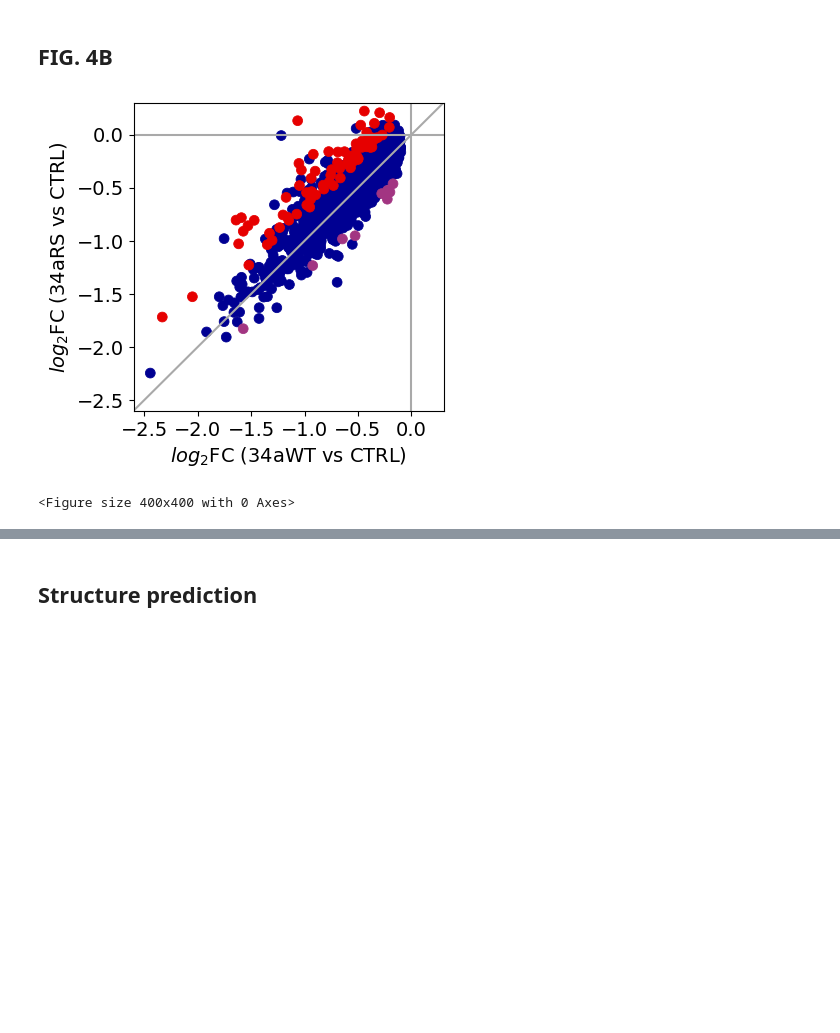
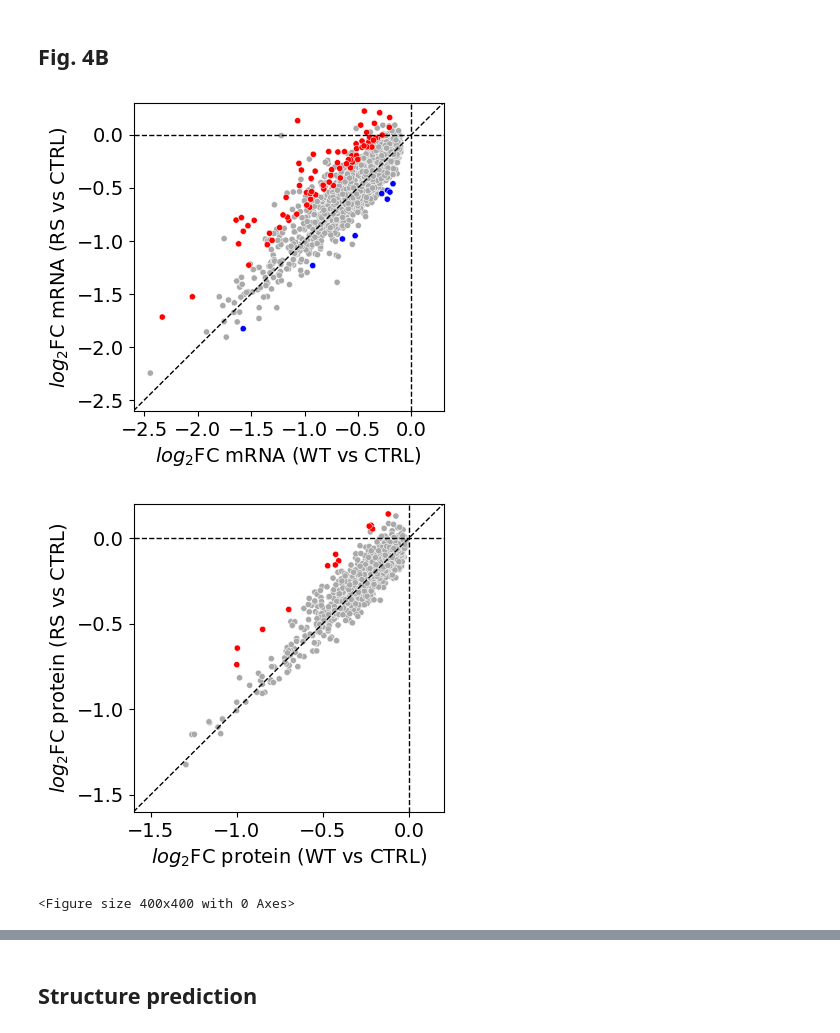
Before and after one commit to Emma-R-Andersson-Lab/miRNA_abasic, a Jupyter notebook: scripts/FIG4.ipynb, the cells around one changed output, grey strips where cells are left out. Cells and saved outputs as stored; diff of their text form; code cells hidden in the pictures; blank space fills up the shorter version.

```diff
--- a/scripts/FIG4.ipynb
+++ b/scripts/FIG4.ipynb
@@ -4,11 +4,9 @@ from warnings import simplefilter
 import numpy as np
 import pandas as pd
 import matplotlib.pyplot as plt
-from scipy.stats import linregress, f_oneway
-from statsmodels.stats.multicomp import pairwise_tukeyhsd
+from Bio import SeqIO
 from tqdm.notebook import tqdm
-from upsetplot import from_contents, UpSet
-from Bio import SeqIO
+from upsetplot import UpSet, from_contents
 
 import plot
 from select_complex import Constraints, get_top_structure
@@ -18,15 +16,14 @@ simplefilter(action='ignore', category=FutureWarning)
 tqdm.pandas()
 
 
-# Set input files and directories
-DGE_FILE = '../data/dge/dge.txt'
+# Set input files
+DGE_RNA_FILE = '../data/dge/rna.txt'
+DGE_PROT_FILE = '../data/dge/prot.txt'
+DGE_MERGED_FILE = '../data/dge/merged.txt'
 SITES_FILE = '../results/site_predictions/sites.txt'
 STRUCT_DIR = '../results/RNAsubopt/'
 MIR_SEQ_FILE = '../data/seqs/mir34a.fa'
 
 # Set directory for saving plots
 FIG_DIR = '../results/graphs/FIG4/'
-
-# Set color palettes
-VOLCANO_PALETTE = ['#000092', '#e60000', '#a23582']
 # %% [markdown]
@@ -70,30 +90,28 @@ print(counts, '\n')
 # %% [markdown]
-## FIG. 4B
+## Fig. 4B
 # %%
-# Read data: genes with >=1 site
-data = pd.read_csv(DGE_FILE, sep='\t')
-sites = pd.read_csv(SITES_FILE, sep='\t')
-sites.drop_duplicates(subset='Gene ID', inplace=True)
-data = pd.merge(data, sites['Gene ID'])
-# Keep genes significantly downregulated by 34aWT
-data = data[(data['log2fc WT-NC'] < 0) & (data['FDR WT-NC'] < 0.05)]
-
-x_var = 'log2fc WT-NC'
-y_var = 'log2fc RS-NC'
-hue = 'Diff exp WT-RS'
-groups = ['None', 'Down', 'Up']
-
-data[hue] = data.apply(
-    lambda x: 'Up' if x['FDR WT-RS'] < 0.05 and x['log2fc WT-RS'] > 0.25
-    else 'Down' if x['FDR WT-RS'] < 0.05 and x['log2fc WT-RS'] < -0.25
-    else 'None', axis=1)
+plot.scatter(
+    data_mrna, x='log2fc WT-NC', y='log2fc RS-NC',
+    hue=hue, hue_order=groups, hue_sort=True,
+    palette=['#a9a9a9', '#ff0000', '#0000ff'], edgecolor='#ffffff',
+    xlim=(-2.6, 0.3), ylim=(-2.6, 0.3),
+    xticks=(-2.5, 0, 0.5), yticks=(-2.5, 0, 0.5),
+    xlabel='$log_{2}$FC mRNA (WT vs CTRL)',
+    ylabel='$log_{2}$FC mRNA (RS vs CTRL)',
+    size=20, vlines=[0], hlines=[0], diagonal=True,
+    outfile=FIG_DIR+'4B_mrna.png')
 
 plot.scatter(
-    data, x=x_var, y=y_var, hue=hue, hue_order=groups,
-    palette=VOLCANO_PALETTE, size=50, diagonal=True, vlines=[0], hlines=[0],
-    xlim=(-2.6, 0.3), ylim=(-2.6, 0.3), xticks=(-2.5, 0, 0.5), yticks=(-2.5, 0, 0.5),
-    xlabel='$log_{2}$FC (34aWT vs CTRL)', ylabel='$log_{2}$FC (34aRS vs CTRL)',
-    outfile=FIG_DIR+'4B')
+    data_prot, x='log2fc WT-NC', y='log2fc RS-NC',
+    hue=hue, hue_order=groups, hue_sort=True,
+    palette=['#a9a9a9', '#ff0000', '#0000ff'], edgecolor='#ffffff',
+    xlim=(-1.6, 0.2), ylim=(-1.6, 0.2),
+    xticks=(-1.5, 0, 0.5), yticks=(-1.5, 0, 0.5),
+    xlabel='$log_{2}$FC protein (WT vs CTRL)',
+    ylabel='$log_{2}$FC protein (RS vs CTRL)',
+    size=20, vlines=[0], hlines=[0], diagonal=True,
+    outfile=FIG_DIR+'4B_prot.png')
 # %% [output]
-[figure, old version]
+[figure, new version]
+[figure, added]
 <Figure size 400x400 with 0 Axes>
```
Also changed, not shown: parts of 11 cells of this notebook, 12 other files.
